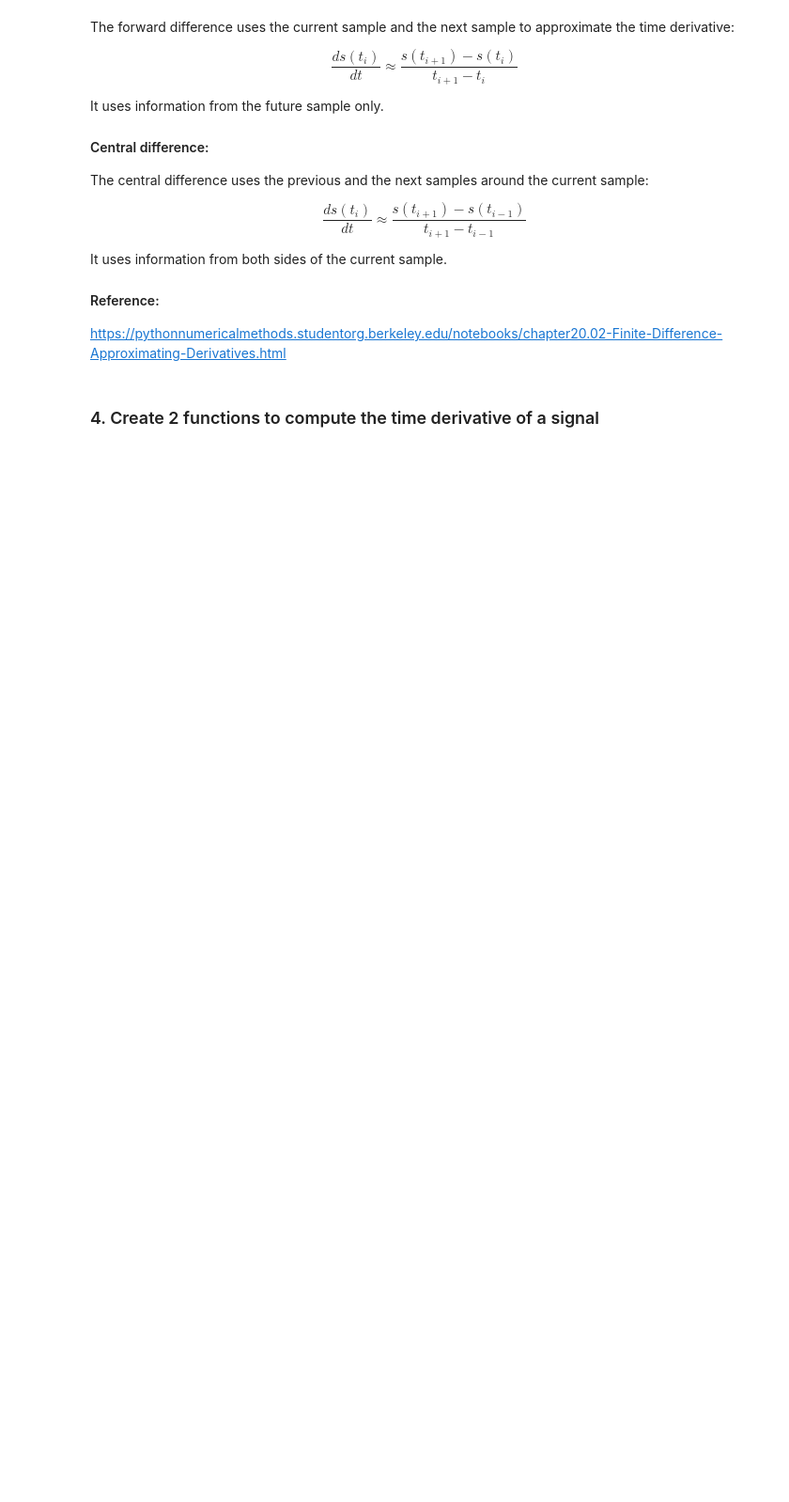
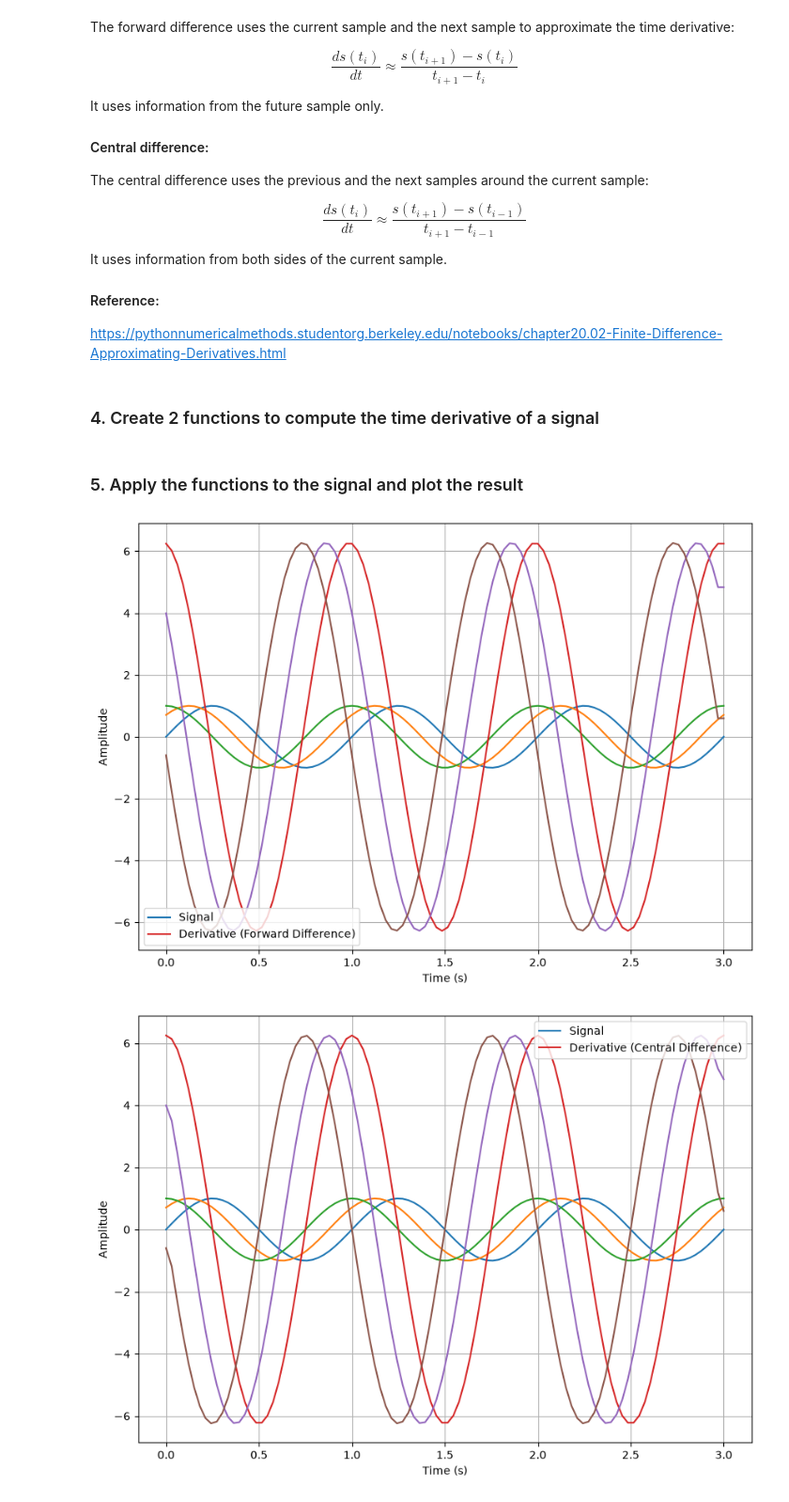
Before and after one commit to GaiaGas/Preseries04-python, a Jupyter notebook: PreseriesPython04.ipynb, the cells around one changed output. Shown at 94% size. Drawn from its saved outputs; the diff is of its cells as text; code cells hidden in the pictures; blank space fills up the shorter version.

Commit message:
Part3.5
Apply functions and plot signals.

```diff
--- a/PreseriesPython04.ipynb
+++ b/PreseriesPython04.ipynb
@@ -239,3 +239,53 @@ def central_difference(signal, time):
     )
 
     return derivative
+# %% [markdown]
+### 5. Apply the functions to the signal and plot the result
+# %%
+# Compute the derivatives
+derivative_forward = forward_difference(signal, time)
+derivative_central = central_difference(signal, time)
+
+# ----- Forward difference -----
+plt.figure(figsize=(10, 7))
+
+# Signal x, y, z
+plt.plot(time, signal[:, 0], label='Signal')
+plt.plot(time, signal[:, 1])
+plt.plot(time, signal[:, 2])
+
+# Derivative x, y, z
+plt.plot(time, derivative_forward[:, 0], label='Derivative (Forward Difference)')
+plt.plot(time, derivative_forward[:, 1])
+plt.plot(time, derivative_forward[:, 2])
+
+plt.xlabel('Time (s)')
+plt.ylabel('Amplitude')
+plt.grid(True)
+plt.legend()
+
+plt.show()
+
+
+# ----- Central difference -----
+plt.figure(figsize=(10, 7))
+
+# Signal x, y, z
+plt.plot(time, signal[:, 0], label='Signal')
+plt.plot(time, signal[:, 1])
+plt.plot(time, signal[:, 2])
+
+# Derivative x, y, z
+plt.plot(time, derivative_central[:, 0], label='Derivative (Central Difference)')
+plt.plot(time, derivative_central[:, 1])
+plt.plot(time, derivative_central[:, 2])
+
+plt.xlabel('Time (s)')
+plt.ylabel('Amplitude')
+plt.grid(True)
+plt.legend()
+
+plt.show()
+# %% [output]
+[figure, added]
+[figure, added]
```
Also changed, not shown: parts of 1 cell of this notebook.
